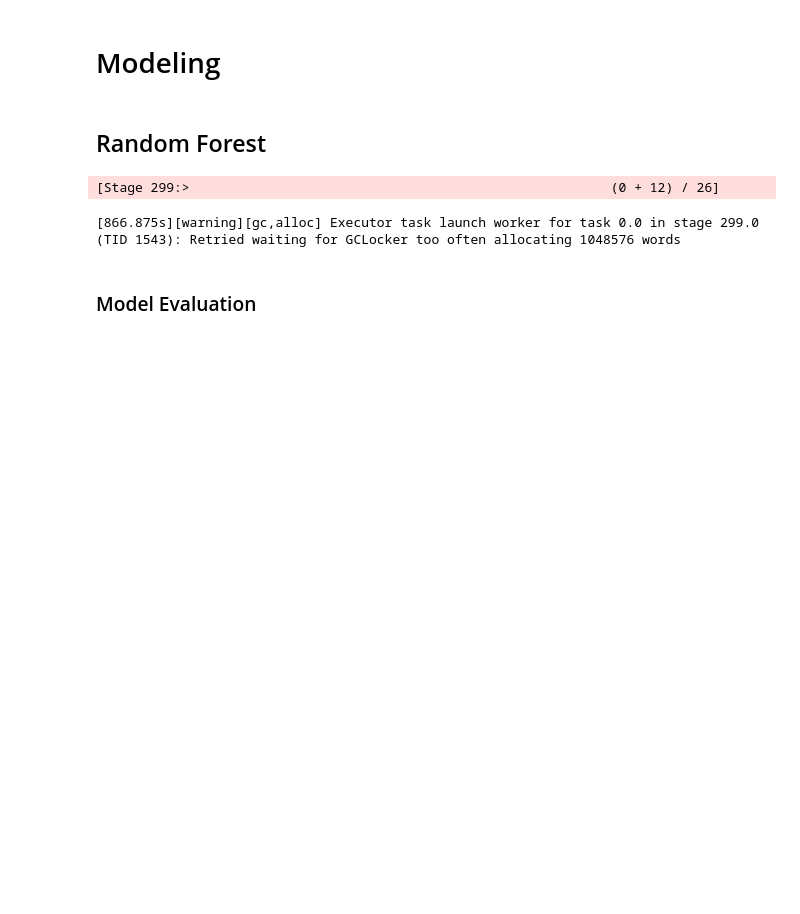
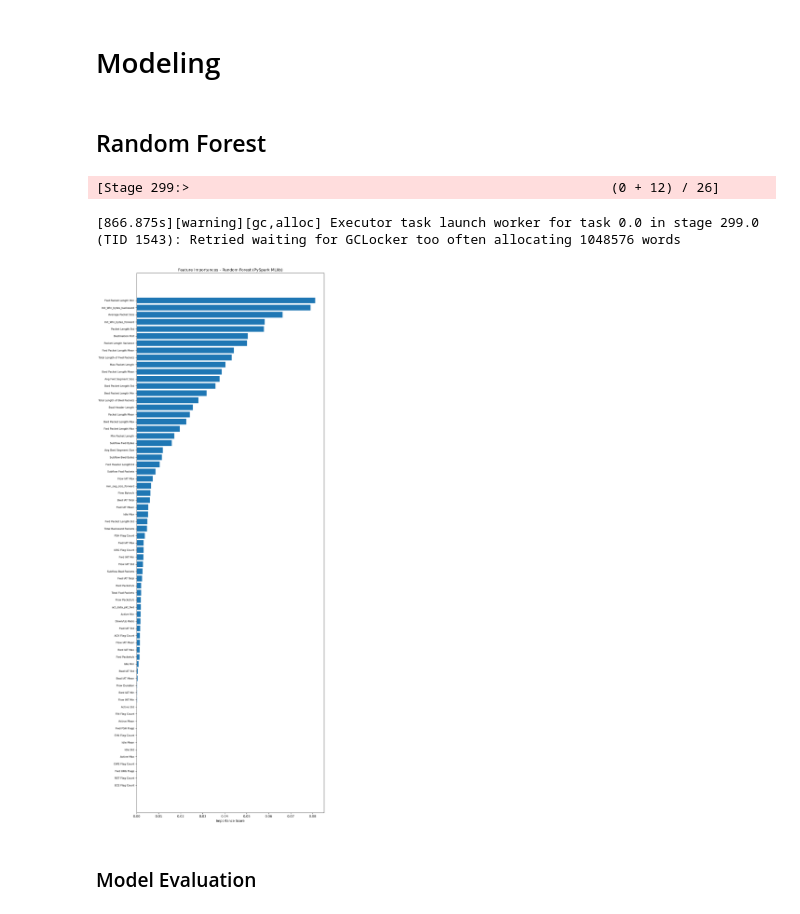
Before and after one commit to Dafalahl/IDS-Binary-Classification, a Jupyter notebook: notebook1.ipynb, the cells around one changed output. Cells and saved outputs as stored; diff of their text form; code cells hidden in the pictures; blank space fills up the shorter version.

```diff
--- a/notebook1.ipynb
+++ b/notebook1.ipynb
@@ -445,24 +445,22 @@ rf_pred = rf_model.transform(test_df)
 [Stage 299:>                                                      (0 + 12) / 26]
 [866.875s][warning][gc,alloc] Executor task launch worker for task 0.0 in stage 299.0 (TID 1543): Retried waiting for GCLocker too often allocating 1048576 words
 # %%
-rf_stage = rf_model.stages[-1]
+importances = rf_model.featureImportances.toArray()
+feature_names = numeric_cols_to_scale + cols_no_scale
 
-# Ambil feature importances
-importances = rf_stage.featureImportances.toArray()
+indices = np.argsort(importances)[::1]
+sorted_importances = importances[indices]
+sorted_feature_names = [feature_names[i] for i in indices]
 
-# Buat nama fitur dari VectorAssembler
-feature_names = assembler.getInputCols()
-
-# Urutkan descending
-indices = sorted(range(len(importances)), key=lambda i: importances[i], reverse=False)
-
-plt.figure(figsize=(8, len(feature_names)*0.3))
-plt.barh(range(len(importances)), importances[indices], align="center")
-plt.yticks(range(len(importances)), [feature_names[i] for i in indices])
-plt.xlabel("Importance")
-plt.title("Feature Importances")
+plt.figure(figsize=(10, len(feature_names)*0.35))
+plt.barh(range(len(importances)), sorted_importances, align="center")
+plt.yticks(range(len(importances)), sorted_feature_names, fontsize=8)
+plt.xlabel("Importance Score")
+plt.title("Feature Importances - Random Forest (PySpark MLlib)")
 plt.tight_layout()
 plt.show()
+# %% [output]
+[figure, added]
 # %% [markdown]
 ### Model Evaluation
 # %%
```
Also changed, not shown: parts of 1 cell of this notebook.
